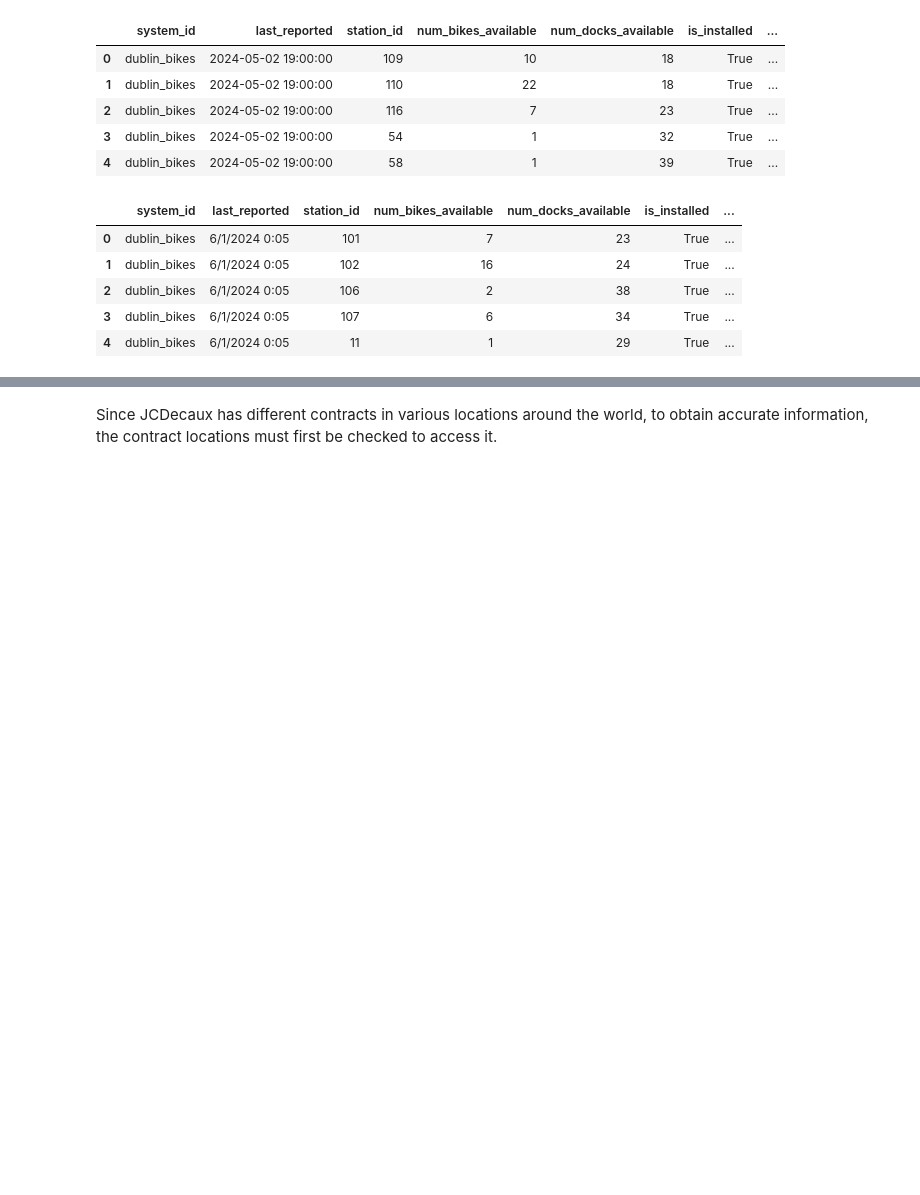
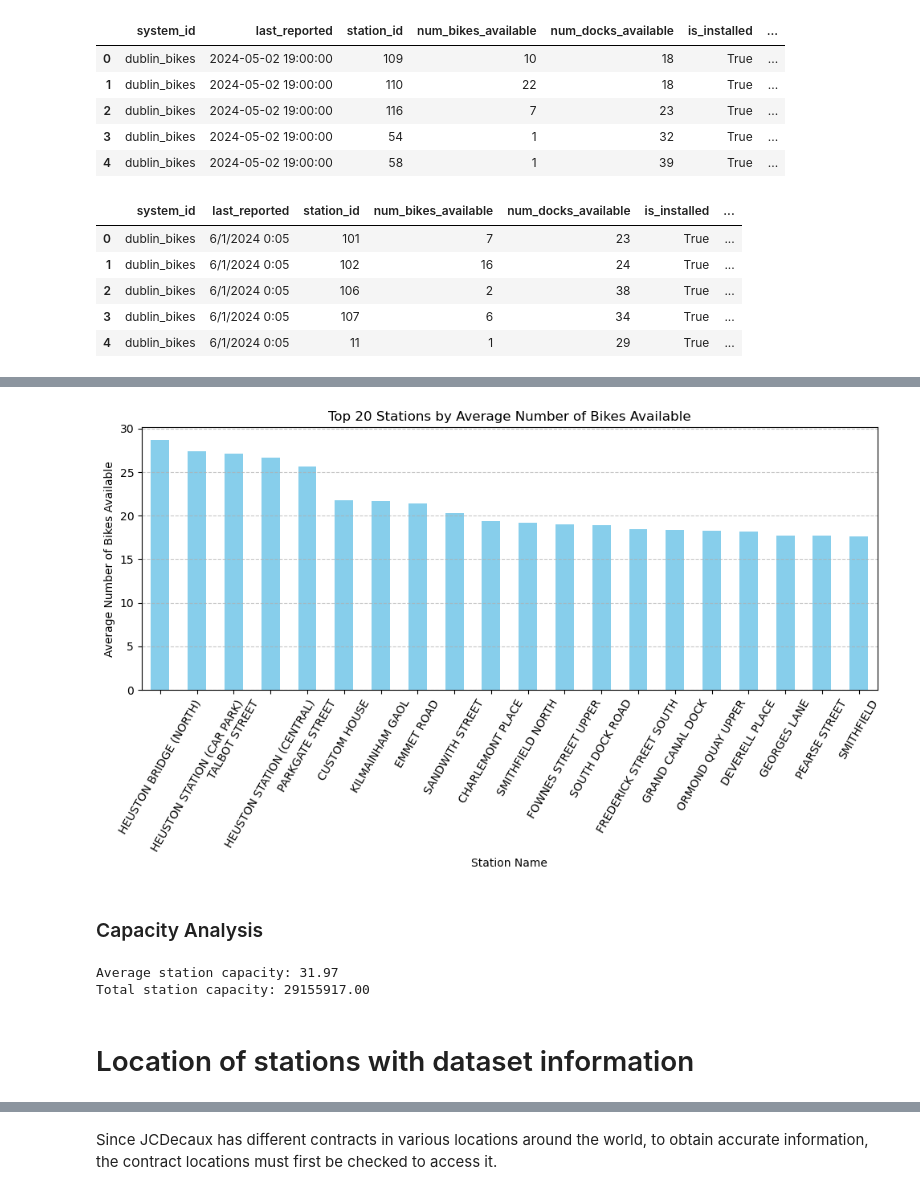
Before and after one commit to diagarmar29/Cycling-, a Jupyter notebook: Cycling .ipynb, the cells around one changed output, grey strips where cells are left out. Drawn from its saved outputs; the diff is of its cells as text; code cells hidden in the pictures; blank space fills up the shorter version.

```diff
--- a/Cycling .ipynb
+++ b/Cycling .ipynb
@@ -61,0 +248,5 @@ dublin2.head()
+# %%
+#Stations with Highest bike availability
+top_stations = dublin3.groupby('name')['num_bikes_available'].mean().sort_values(ascending=False)
+print("Stations with highest bike availability:")
+print(top_stations.head(10))
@@ -61,0 +285,29 @@ dublin2.head()
+# %%
+top_20_stations = top_stations.head(20)
+
+plt.figure(figsize=(10, 6))
+top_20_stations.plot(kind='bar', color='skyblue')
+
+
+plt.title('Top 20 Stations by Average Number of Bikes Available')
+plt.xlabel('Station Name')
+plt.ylabel('Average Number of Bikes Available')
+plt.xticks(rotation=60)
+plt.grid(axis='y', linestyle='--', alpha=0.7)
+
+plt.tight_layout()
+plt.show()
+# %% [output]
+[figure, added]
+# %% [markdown]
+### Capacity Analysis
+# %%
+mean_capacity = dublin3['capacity'].mean()
+total_capacity = dublin3['capacity'].sum()
+print(f"Average station capacity: {mean_capacity:.2f}")
+print(f"Total station capacity: {total_capacity:.2f}")
+# %% [output]
+Average station capacity: 31.97
+Total station capacity: 29155917.00
+# %% [markdown]
+# Location of stations with dataset information
```
Also changed, not shown: parts of 52 cells of this notebook.
